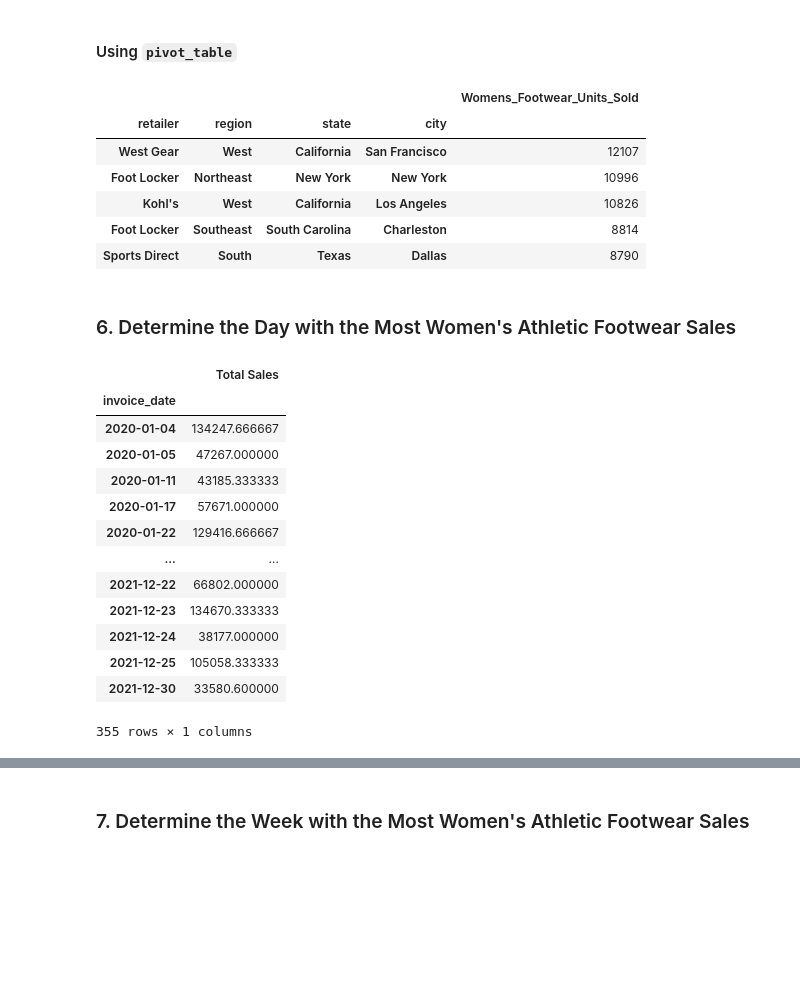
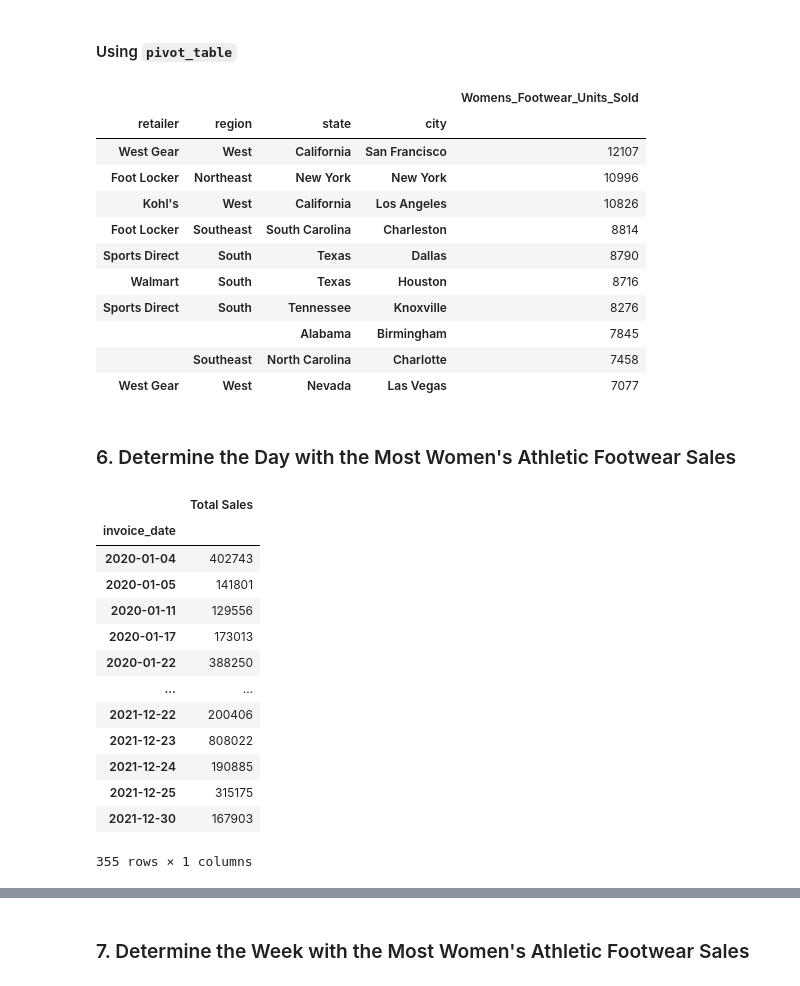
Before and after one commit to knox135/athletic_sales_analysis, a Jupyter notebook: athletic_sales_analysis_starter_code.ipynb, the cells around one changed output, grey strips where cells are left out. Drawn from its saved outputs; the diff is of its cells as text; code cells hidden in the pictures; blank space fills up the shorter version.

```diff
--- a/athletic_sales_analysis_starter_code.ipynb
+++ b/athletic_sales_analysis_starter_code.ipynb
@@ -304,28 +304,35 @@ womens_footwear_groupby.sort_values(by='Womens_Footwear_Units_Sold', ascending=F
 # %%
 # Show the total number of women's athletic footwear sold for each retailer, region, state, and city.
 womens_footwear_pivot = womens_footwear.pivot_table(values='units_sold',
                                                     index=['retailer', 'region', 'state', 'city'],
                                                     aggfunc='sum'
                                                     )
 
 # Rename the "units_sold" column to "Womens_Footwear_Units_Sold"
 womens_footwear_pivot = womens_footwear_pivot.rename(columns={'units_sold':'Womens_Footwear_Units_Sold'})
 # Show the top 5 results.
-womens_footwear_pivot.sort_values(by='Womens_Footwear_Units_Sold', ascending=False).head()
+womens_footwear_pivot.sort_values(by='Womens_Footwear_Units_Sold', ascending=False).head(10)
 # %% [output]
 |  |  |  |  | Womens_Footwear_Units_Sold |
 | retailer | region | state | city |  |
 | West Gear | West | California | San Francisco | 12107 |
 | Foot Locker | Northeast | New York | New York | 10996 |
 | Kohl's | West | California | Los Angeles | 10826 |
 | Foot Locker | Southeast | South Carolina | Charleston | 8814 |
 | Sports Direct | South | Texas | Dallas | 8790 |
+| Walmart | South | Texas | Houston | 8716 |
+| Sports Direct | South | Tennessee | Knoxville | 8276 |
+|  |  | Alabama | Birmingham | 7845 |
+|  | Southeast | North Carolina | Charlotte | 7458 |
+| West Gear | West | Nevada | Las Vegas | 7077 |
 # %% [markdown]
 ### 6. Determine the Day with the Most Women's Athletic Footwear Sales
 # %%
 # Create a pivot table with the 'invoice_date' column is the index, and the "total_sales" as the values.
 womens_total_sales_date = womens_footwear.pivot_table(index='invoice_date',
-                                                      values='total_sales')
+                                                      values='total_sales',
+                                                      aggfunc='sum'
+                                                      )
 
 # Optional: Rename the "total_sales" column to "Total Sales"
 womens_total_sales_date = womens_total_sales_date.rename(columns={'total_sales':'Total Sales'})
@@ -335,17 +342,17 @@ womens_total_sales_date
 # %% [output]
 |  | Total Sales |
 | invoice_date |  |
-| 2020-01-04 | 134247.666667 |
-| 2020-01-05 | 47267.000000 |
-| 2020-01-11 | 43185.333333 |
-| 2020-01-17 | 57671.000000 |
-| 2020-01-22 | 129416.666667 |
+| 2020-01-04 | 402743 |
+| 2020-01-05 | 141801 |
+| 2020-01-11 | 129556 |
+| 2020-01-17 | 173013 |
+| 2020-01-22 | 388250 |
 | ... | ... |
-| 2021-12-22 | 66802.000000 |
-| 2021-12-23 | 134670.333333 |
-| 2021-12-24 | 38177.000000 |
-| 2021-12-25 | 105058.333333 |
-| 2021-12-30 | 33580.600000 |
+| 2021-12-22 | 200406 |
+| 2021-12-23 | 808022 |
+| 2021-12-24 | 190885 |
+| 2021-12-25 | 315175 |
+| 2021-12-30 | 167903 |
 355 rows × 1 columns
 # %%
 # Resample the pivot table into daily bins, and get the total sales for each day.
```
Also changed, not shown: parts of 2 cells of this notebook.
